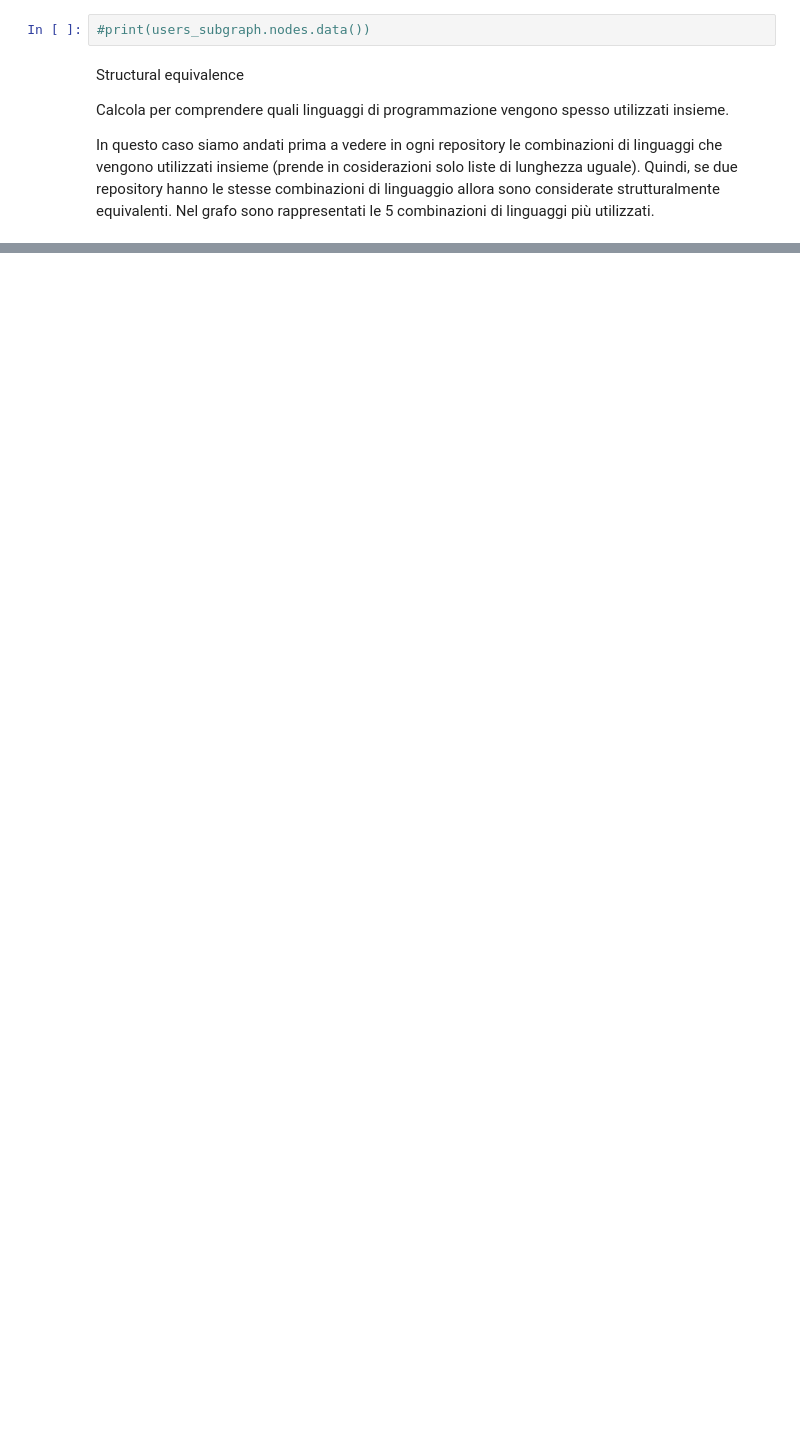
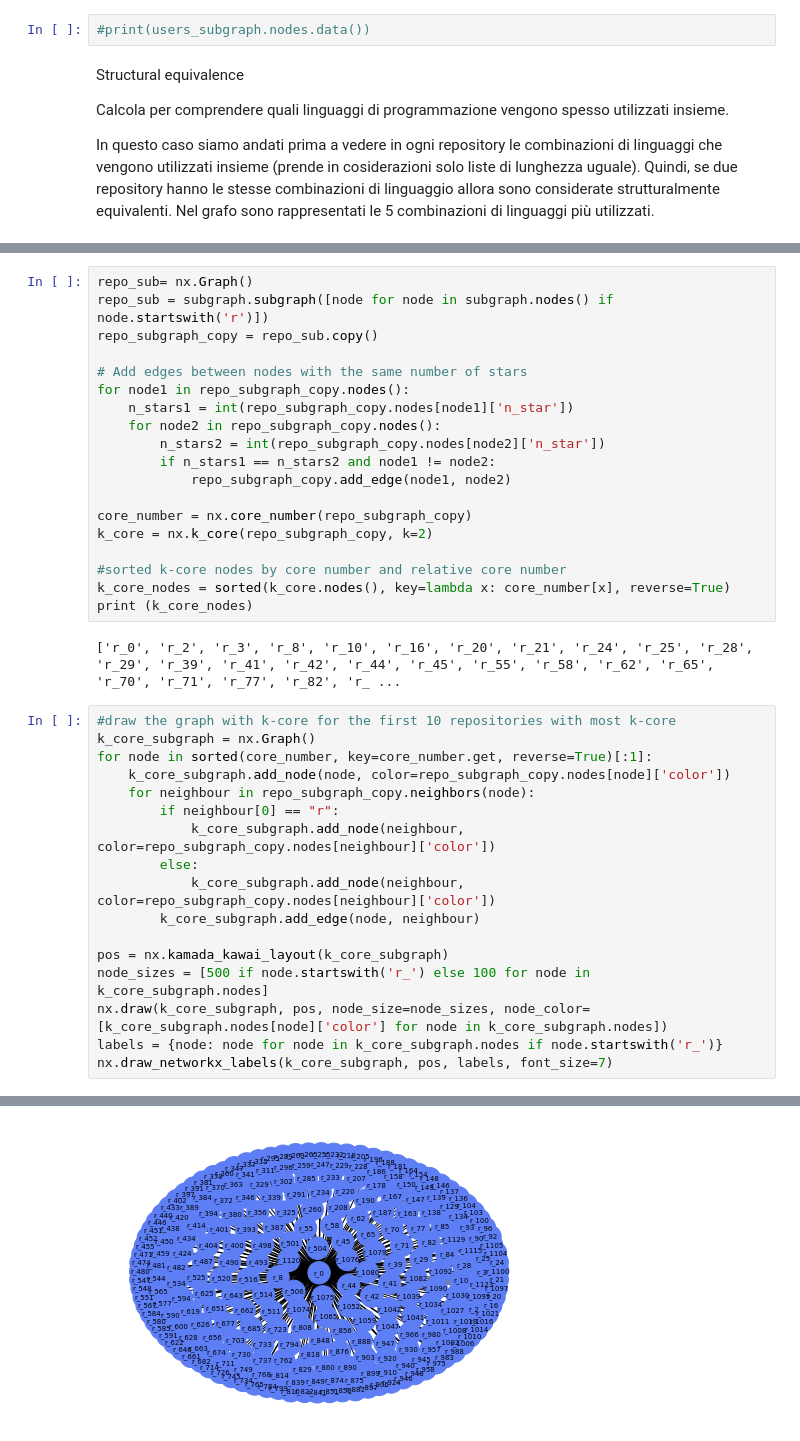
Before and after one commit to isabellamarasco/SNA_project, a Jupyter notebook: create_graph.ipynb, the cells around one changed output, grey strips where cells are left out. Saved outputs shown, nothing was run; the diff lists cells and outputs as text; blank space fills up the shorter version.

Commit message:
cores and homophily

```diff
--- a/create_graph.ipynb
+++ b/create_graph.ipynb
@@ -327,0 +494,39 @@ Calcola i progetti più centrali che tendono ad avere un numero maggiore di star
+# %%
+repo_sub= nx.Graph()
+repo_sub = subgraph.subgraph([node for node in subgraph.nodes() if node.startswith('r')])
+repo_subgraph_copy = repo_sub.copy()
+
+# Add edges between nodes with the same number of stars
+for node1 in repo_subgraph_copy.nodes():
+    n_stars1 = int(repo_subgraph_copy.nodes[node1]['n_star'])
+    for node2 in repo_subgraph_copy.nodes():
+        n_stars2 = int(repo_subgraph_copy.nodes[node2]['n_star'])
+        if n_stars1 == n_stars2 and node1 != node2:
+            repo_subgraph_copy.add_edge(node1, node2)
+
+core_number = nx.core_number(repo_subgraph_copy)
+k_core = nx.k_core(repo_subgraph_copy, k=2)
+
+#sorted k-core nodes by core number and relative core number
+k_core_nodes = sorted(k_core.nodes(), key=lambda x: core_number[x], reverse=True)
+print (k_core_nodes)
+# %% [output]
+['r_0', 'r_2', 'r_3', 'r_8', 'r_10', 'r_16', 'r_20', 'r_21', 'r_24', 'r_25', 'r_28', 'r_29', 'r_39', 'r_41', 'r_42', 'r_44', 'r_45', 'r_55', 'r_58', 'r_62', 'r_65', 'r_70', 'r_71', 'r_77', 'r_82', 'r_ ...
+# %%
+#draw the graph with k-core for the first 10 repositories with most k-core
+k_core_subgraph = nx.Graph()
+for node in sorted(core_number, key=core_number.get, reverse=True)[:1]:
+    k_core_subgraph.add_node(node, color=repo_subgraph_copy.nodes[node]['color'])
+    for neighbour in repo_subgraph_copy.neighbors(node):
+        if neighbour[0] == "r":
+            k_core_subgraph.add_node(neighbour, color=repo_subgraph_copy.nodes[neighbour]['color'])
+        else:
+            k_core_subgraph.add_node(neighbour, color=repo_subgraph_copy.nodes[neighbour]['color'])
+        k_core_subgraph.add_edge(node, neighbour)
+
+pos = nx.kamada_kawai_layout(k_core_subgraph)
+node_sizes = [500 if node.startswith('r_') else 100 for node in k_core_subgraph.nodes]
+nx.draw(k_core_subgraph, pos, node_size=node_sizes, node_color=[k_core_subgraph.nodes[node]['color'] for node in k_core_subgraph.nodes])
+labels = {node: node for node in k_core_subgraph.nodes if node.startswith('r_')}
+nx.draw_networkx_labels(k_core_subgraph, pos, labels, font_size=7)
+# %% [output]
@@ -327,0 +550 @@ Calcola i progetti più centrali che tendono ad avere un numero maggiore di star
+[figure, added]
```
Also changed, not shown: parts of 24 cells of this notebook.
